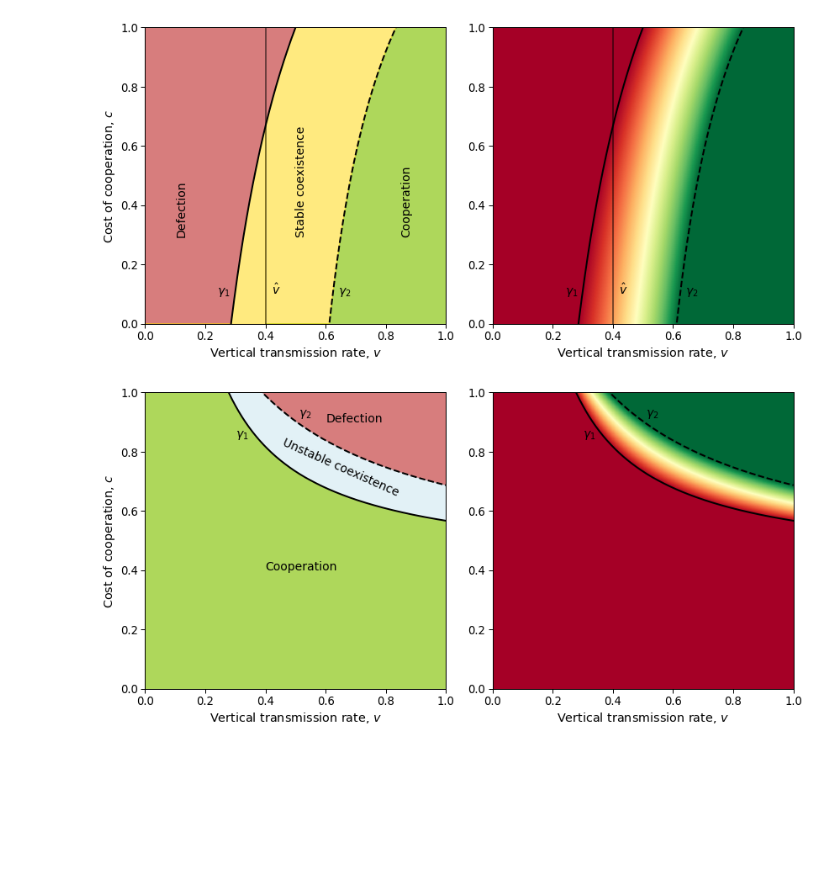
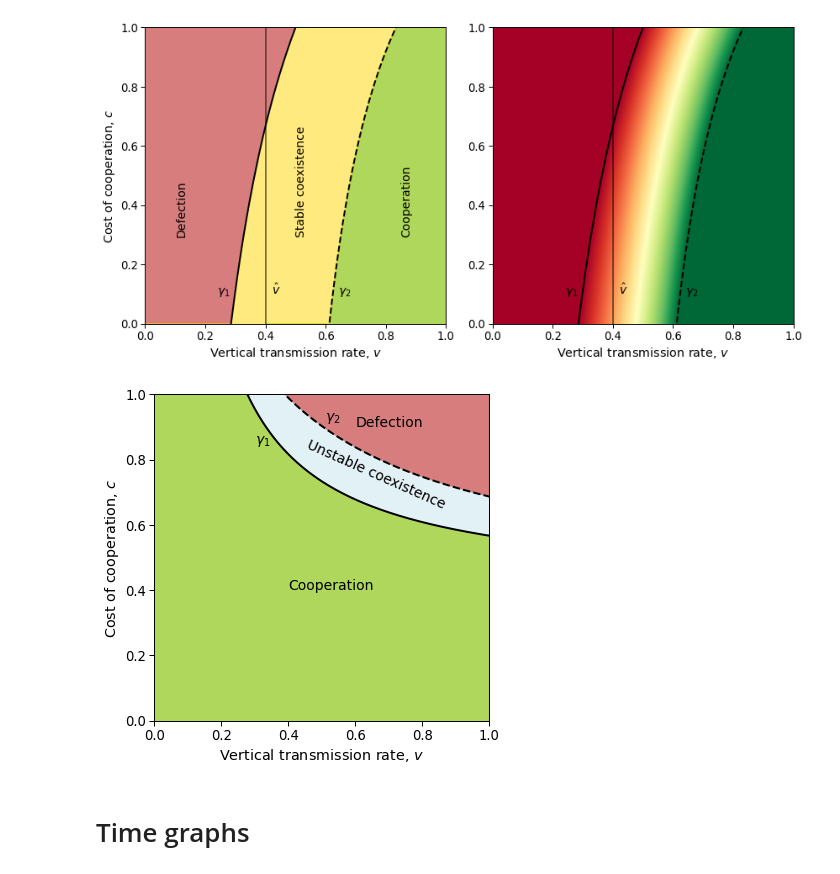
Before and after one commit to yoavram-lab/CulturalCooperation, a Jupyter notebook: ms/figures.ipynb, the cells around one changed output. Saved outputs shown, nothing was run; the diff lists cells and outputs as text; code cells hidden in the pictures; blank space fills up the shorter version.

```diff
--- a/ms/figures.ipynb
+++ b/ms/figures.ipynb
@@ -290,6 +290,7 @@ b = 1.2
 α = 0.4
 # %%
 vhat = (TB - TA) / (1 - TA)
+v = np.linspace(1e-10, 1-1e-10, 1000)
 # %%
 γ1 = (b * v * α * TA + (TA - TB)) / (v * (1 - TB))
 γ1[np.isinf(γ1)] = -100
@@ -303,55 +304,55 @@ pstar = β3 / β1
 pstar = np.minimum(pstar, 1)
 pstar = np.maximum(pstar, 0)
 # %%
-fig, axes = plt.subplots(1, 2, figsize=(12, 6))
+fig, ax = plt.subplots(figsize=(6, 6))
 
-ax = axes[0]
 ax.plot(v, γ1, '-k', lw=2)
 # γ2>1 when v<vhat for these parameter values
 ax.plot(v[v>vhat], γ2[v>vhat], '--k', lw=2)
 ax.axvline(vhat, ls='-', color='k', alpha=0.5, lw=2)
 
 ## ii. c<γ1
 ax.fill_between(v, γ1, color='yellowgreen', alpha=0.8)
 
 ## v. c > γ2
 ax.fill_between(v, 1, γ2, color='indianred', alpha=0.8)
 
 ## viii. γ1 < c < γ2
 ax.fill_between(v, γ1, γ2, color='lightblue', alpha=0.35)
 
 
 
-ax.set(
-    ylabel='Cost of cooperation, $c$',
+ax.set(ylabel='Cost of cooperation, $c$',
     xlabel='Vertical transmission rate, $v$',
     ylim=(0, 1),
     xlim=(0, 1)
 )
 
 ax.text(0.4, 0.4, r'Cooperation', fontdict=fontdict)
 ax.text(0.6, 0.9, r'Defection', fontdict=fontdict)
 ax.text(0.45, 0.65, r'Unstable coexistence', fontdict=fontdict, rotation = -24)
 
-ax = axes[1]
+#ax = axes[1]
 # cmaps: https://matplotlib.org/3.1.0/tutorials/colors/colormaps.html
-im = ax.pcolormesh(v, c, pstar, cmap='RdYlGn', alpha=0.75, rasterized=True)
-# plt.colorbar(im, label='Frequency of $A$ at equilibrium, $p^*$', ax=ax)
-ax.plot(v, γ1, '-k', lw=2)
+#im = ax.pcolormesh(v, c, pstar, cmap='RdYlGn', alpha=0.75, rasterized=True)
+#plt.colorbar(im, label='Frequency of $A$ at equilibrium, $p^*$', ax=ax)
+#ax.plot(v, γ1, '-k', lw=2)
 # γ2>1 when v<vhat for these parameter values
-ax.plot(v, γ2, '--k', lw=2)
-ax.set(
+#ax.plot(v, γ2, '--k', lw=2)
+#ax.set(
 #     ylabel='Cost of cooperation, $c$',
-    xlabel='Vertical transmission rate, $v$',
-    ylim=(0, 1),
-    xlim=(0, 1)
-)
+#     xlabel='Vertical transmission rate, $v$',
+#     ylim=(0, 1),
+#     xlim=(0, 1)
+#)
 
-for ax in axes:
-    ax.text(0.3, 0.85, r'$\gamma_1$', fontdict=fontdict)
-    ax.text(0.51, 0.92, r'$\gamma_2$', fontdict=fontdict)
+#for ax in axes:
+ax.text(0.3, 0.85, r'$\gamma_1$', fontdict=fontdict)
+ax.text(0.51, 0.92, r'$\gamma_2$', fontdict=fontdict)
 
-fig.tight_layout()
-#fig.savefig('Figures/result3_positive_bias.pdf')
+#fig.tight_layout()
+fig.savefig('Figures/Result3_positive_bias.pdf')
 # %% [output]
-[figure, old version]
+[figure, new version]
+# %% [markdown]
+# Time graphs
```
Also changed, not shown: parts of 3 cells of this notebook, 7 other files.
